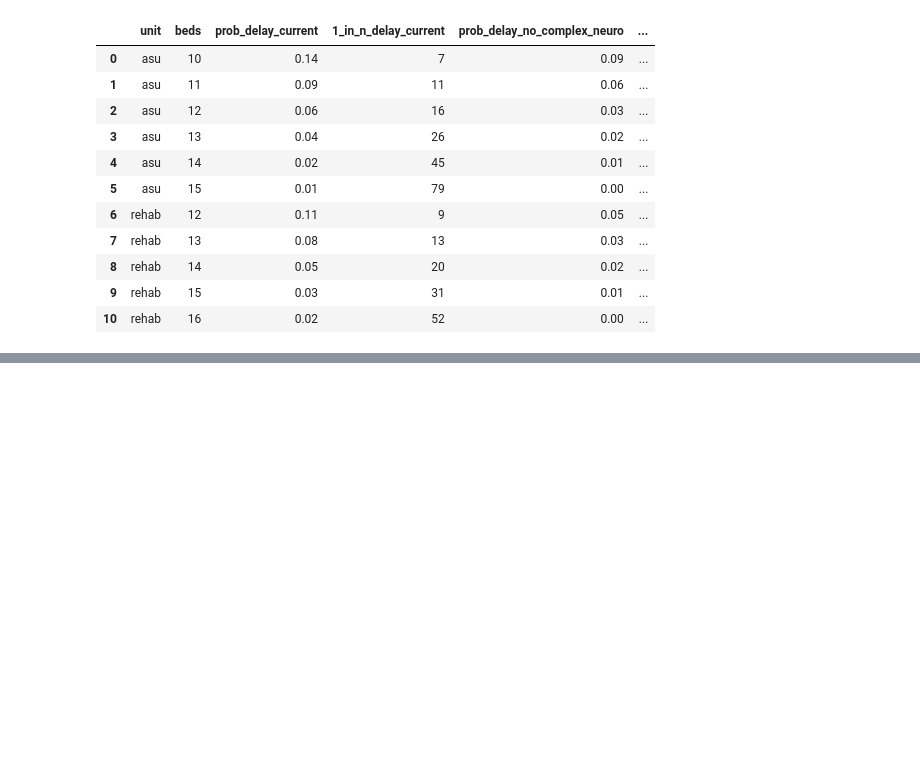
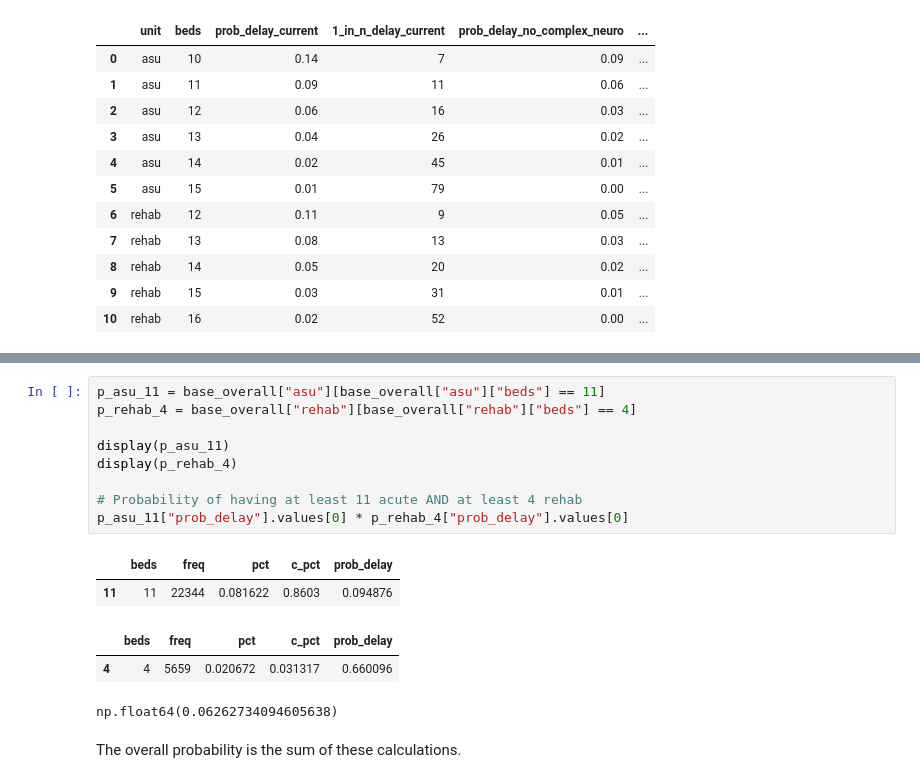
Before and after one commit to pythonhealthdatascience/pydesrap_stroke, a Jupyter notebook: notebooks/analysis.ipynb, the cells around one changed output, grey strips where cells are left out. Drawn from its saved outputs; the diff is of its cells as text; blank space fills up the shorter version.

```diff
--- a/notebooks/analysis.ipynb
+++ b/notebooks/analysis.ipynb
@@ -410,0 +475,17 @@ sup_tab1.to_csv(os.path.join(OUTPUT_DIR, "delay_scenario4.csv"), index=False)
+# %%
+p_asu_11 = base_overall["asu"][base_overall["asu"]["beds"] == 11]
+p_rehab_4 = base_overall["rehab"][base_overall["rehab"]["beds"] == 4]
+
+display(p_asu_11)
+display(p_rehab_4)
+
+# Probability of having at least 11 acute AND at least 4 rehab
+p_asu_11["prob_delay"].values[0] * p_rehab_4["prob_delay"].values[0]
+# %% [output]
+|  | beds | freq | pct | c_pct | prob_delay |
+| 11 | 11 | 22344 | 0.081622 | 0.8603 | 0.094876 |
+|  | beds | freq | pct | c_pct | prob_delay |
+| 4 | 4 | 5659 | 0.020672 | 0.031317 | 0.660096 |
+np.float64(0.06262734094605638)
+# %% [markdown]
+The overall probability is the sum of these calculations.
```
Also changed, not shown: parts of 19 cells of this notebook.
